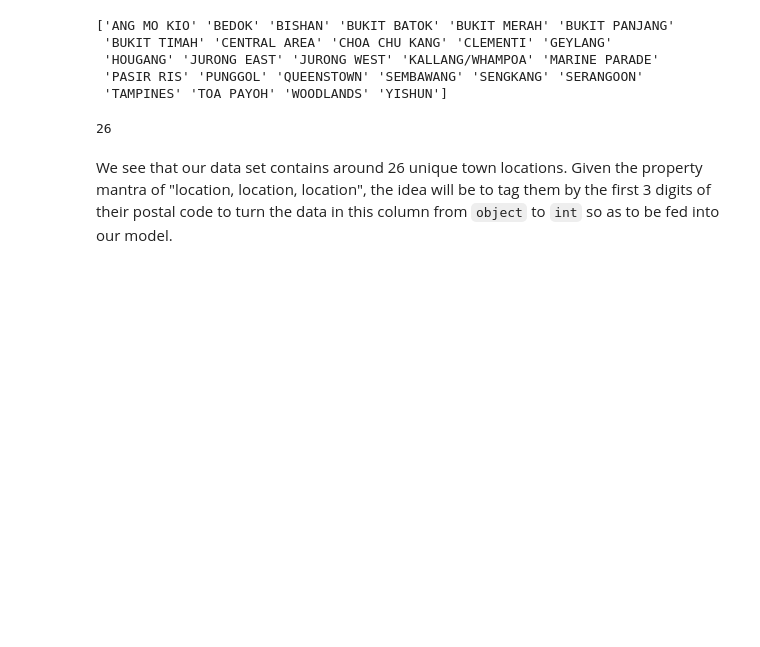
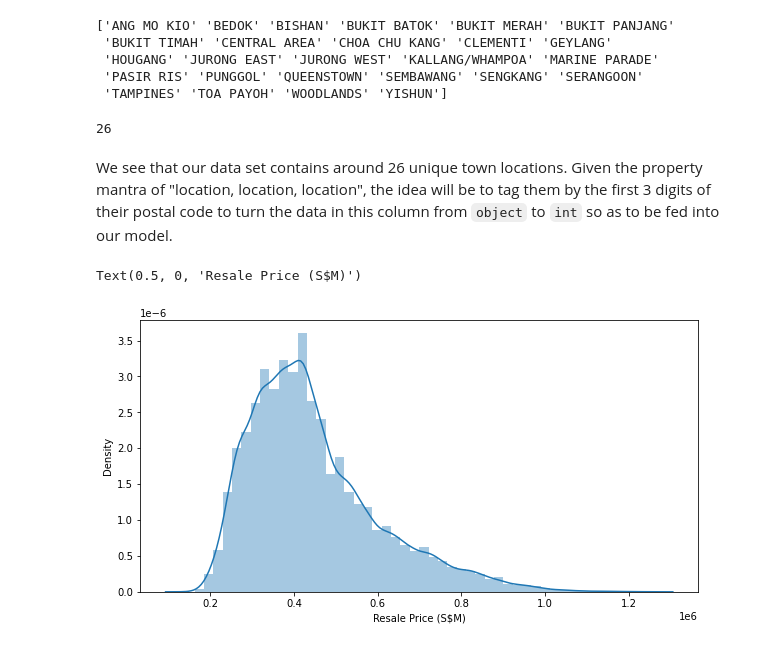
Before and after one commit to hanweiz/HDB_Resale, a Jupyter notebook: HDB.ipynb, the cells around one changed output. Drawn from its saved outputs; the diff is of its cells as text; code cells hidden in the pictures; blank space fills up the shorter version.

```diff
--- a/HDB.ipynb
+++ b/HDB.ipynb
@@ -146,3 +146,10 @@ df['town'].nunique()
 26
 # %% [markdown]
 We see that our data set contains around 26 unique town locations. Given the property mantra of "location, location, location", the idea will be to tag them by the first 3 digits of their postal code to turn the data in this column from `object` to `int` so as to be fed into our model.
+# %%
+plt.figure(figsize=(10, 5))
+sns.distplot(df['resale_price'])
+plt.xlabel('Resale Price (S$M)')
+# %% [output]
+Text(0.5, 0, 'Resale Price (S$M)')
+[figure, added]
```
Also changed, not shown: parts of 5 cells of this notebook, 1 other file.
